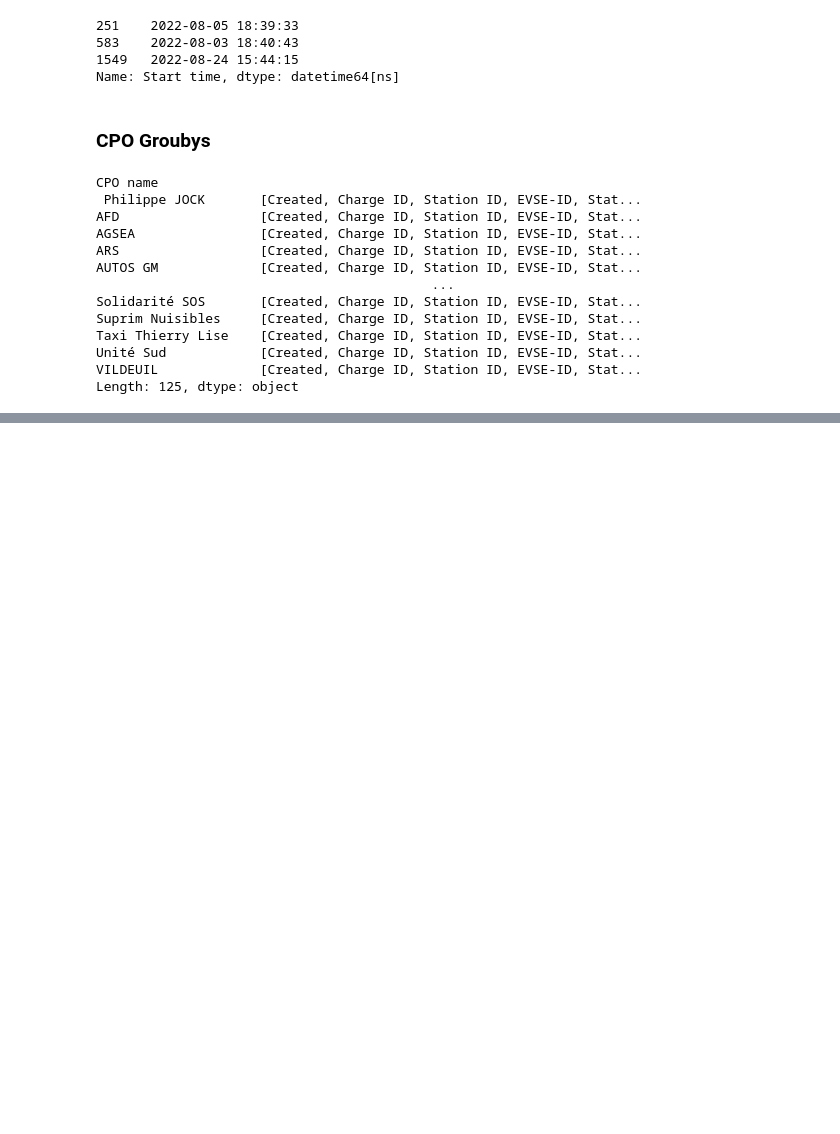
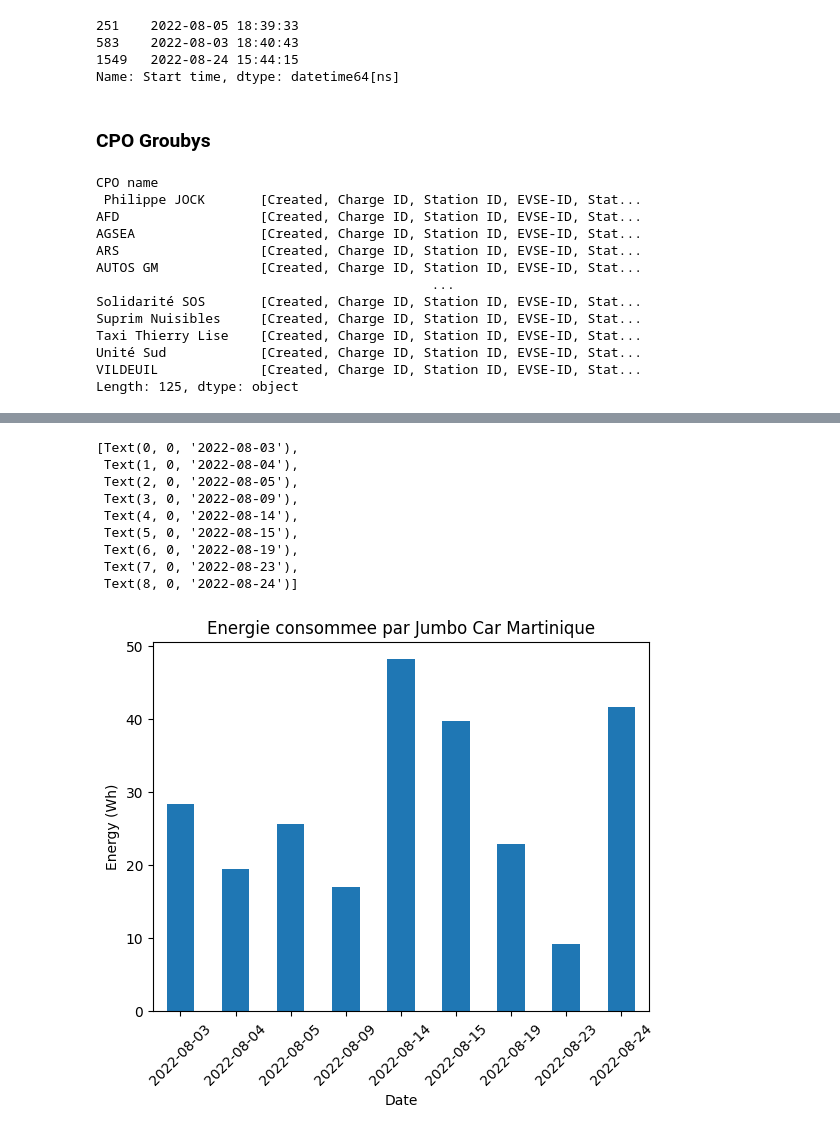
Before and after one commit to Stella-Hadiwidjaja/monthly_reports, a Jupyter notebook: reports.ipynb, the cells around one changed output, grey strips where cells are left out. Drawn from its saved outputs; the diff is of its cells as text; code cells hidden in the pictures; blank space fills up the shorter version.

Commit message:
report bar graphs added

```diff
--- a/reports.ipynb
+++ b/reports.ipynb
@@ -99,0 +134,19 @@ test_CPO
+# %%
+test_CPO_energy = test_CPO.groupby('Date')['Energy (Wh)'].sum()
+test_CPO_count = test_CPO.groupby('Date')['Charge ID'].count().sum()
+# %%
+bar_energy = test_CPO_energy.plot(kind= 'bar')
+bar_energy.set_ylabel('Energy (Wh)')
+bar_energy.set_title('Energie consommee par '+ test)
+bar_energy.set_xticklabels(pd.to_datetime(test_CPO_energy.index).date,rotation = 45)
+# %% [output]
+[Text(0, 0, '2022-08-03'),
+ Text(1, 0, '2022-08-04'),
+ Text(2, 0, '2022-08-05'),
+ Text(3, 0, '2022-08-09'),
+ Text(4, 0, '2022-08-14'),
+ Text(5, 0, '2022-08-15'),
+ Text(6, 0, '2022-08-19'),
+ Text(7, 0, '2022-08-23'),
+ Text(8, 0, '2022-08-24')]
+[figure, added]
```
Also changed, not shown: parts of 10 cells of this notebook.
